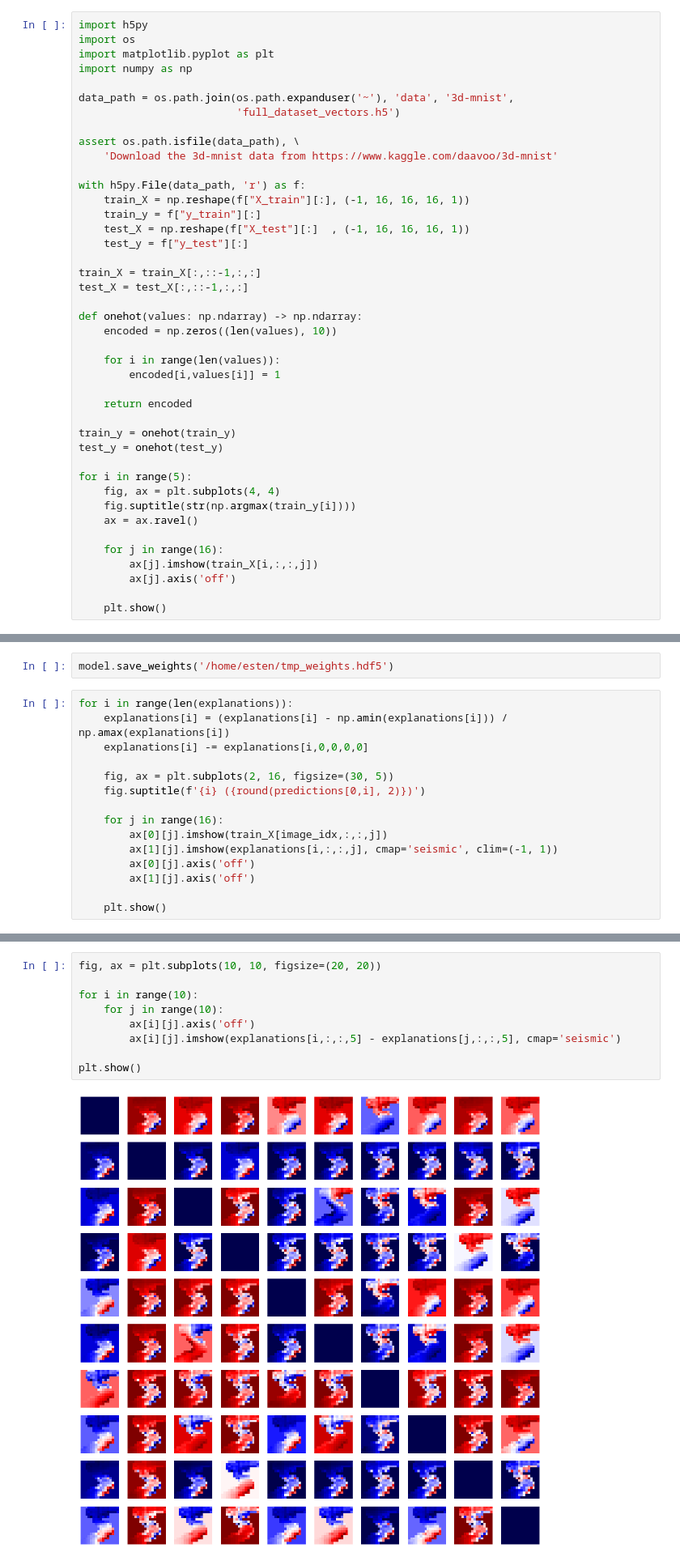
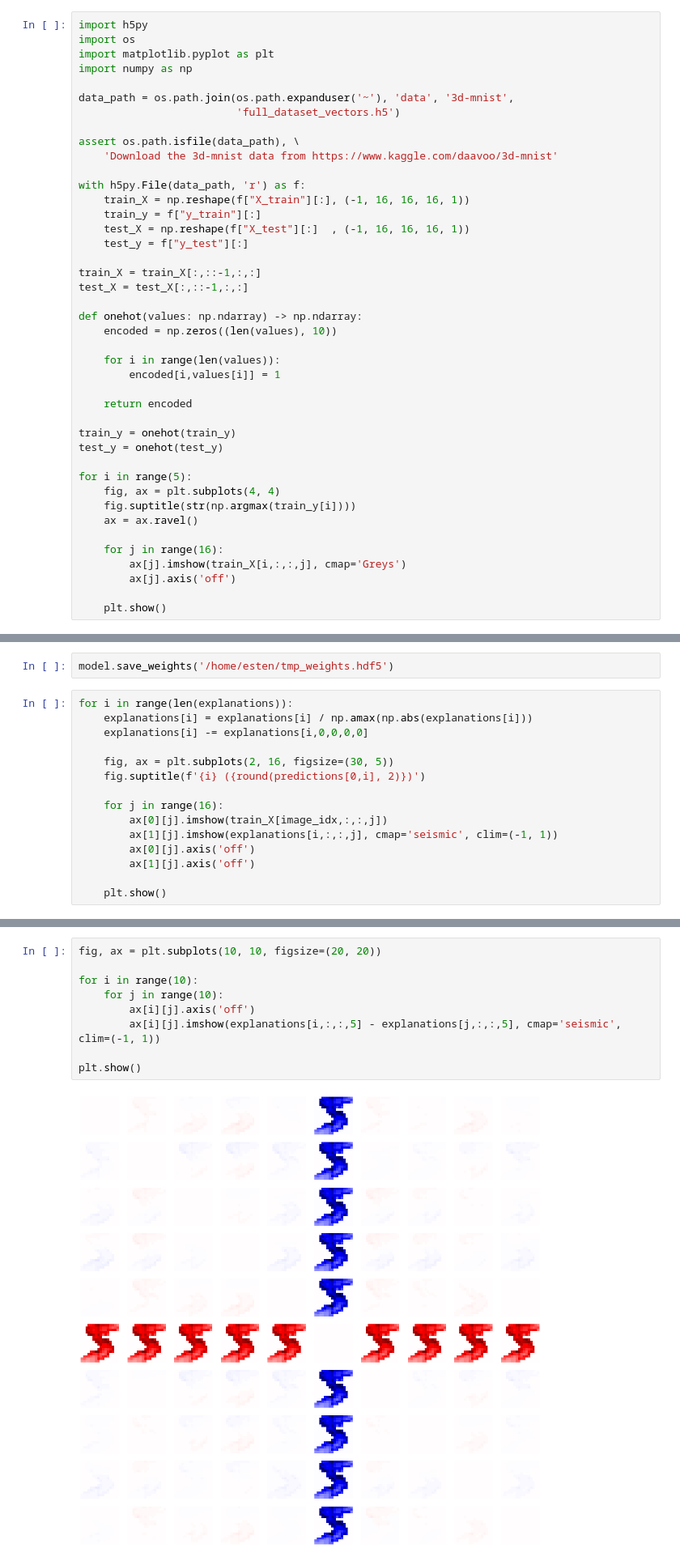
Before and after one commit to estenhl/keras-explainability, a Jupyter notebook: notebooks/Train and explain 3D mnist model.ipynb, the cells around one changed output, grey strips where cells are left out. Shown at 81% size. Saved outputs shown, nothing was run; the diff lists cells and outputs as text.

```diff
--- a/notebooks/Train and explain 3D mnist model.ipynb
+++ b/notebooks/Train and explain 3D mnist model.ipynb
@@ -36,7 +36,7 @@ for i in range(5):
     ax = ax.ravel()
 
     for j in range(16):
-        ax[j].imshow(train_X[i,:,:,j])
+        ax[j].imshow(train_X[i,:,:,j], cmap='Greys')
         ax[j].axis('off')
 
     plt.show()
@@ -214,7 +209,7 @@ Sum evidence for 9: 0.0038605602554753204
 model.save_weights('/home/esten/tmp_weights.hdf5')
 # %%
 for i in range(len(explanations)):
-    explanations[i] = (explanations[i] - np.amin(explanations[i])) / np.amax(explanations[i])
+    explanations[i] = explanations[i] / np.amax(np.abs(explanations[i]))
     explanations[i] -= explanations[i,0,0,0,0]
 
     fig, ax = plt.subplots(2, 16, figsize=(30, 5))
@@ -241,14 +236,14 @@ for i in range(len(explanations)):
 # %%
 fig, ax = plt.subplots(10, 10, figsize=(20, 20))
 
 for i in range(10):
     for j in range(10):
         ax[i][j].axis('off')
-        ax[i][j].imshow(explanations[i,:,:,5] - explanations[j,:,:,5], cmap='seismic')
+        ax[i][j].imshow(explanations[i,:,:,5] - explanations[j,:,:,5], cmap='seismic', clim=(-1, 1))
 
 plt.show()
 # %% [output]
-[figure, old version]
+[figure, new version]
 # %%
 layers = [
     (33, 'prediction'),
```
Also changed, not shown: parts of 5 cells of this notebook, 6 other files.
